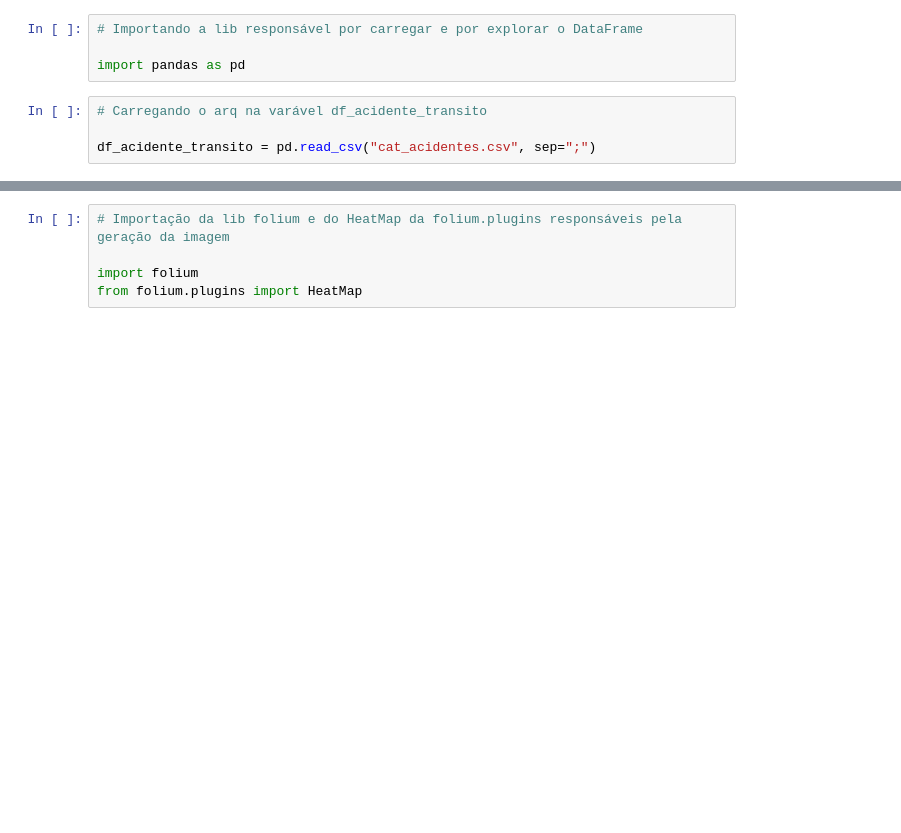
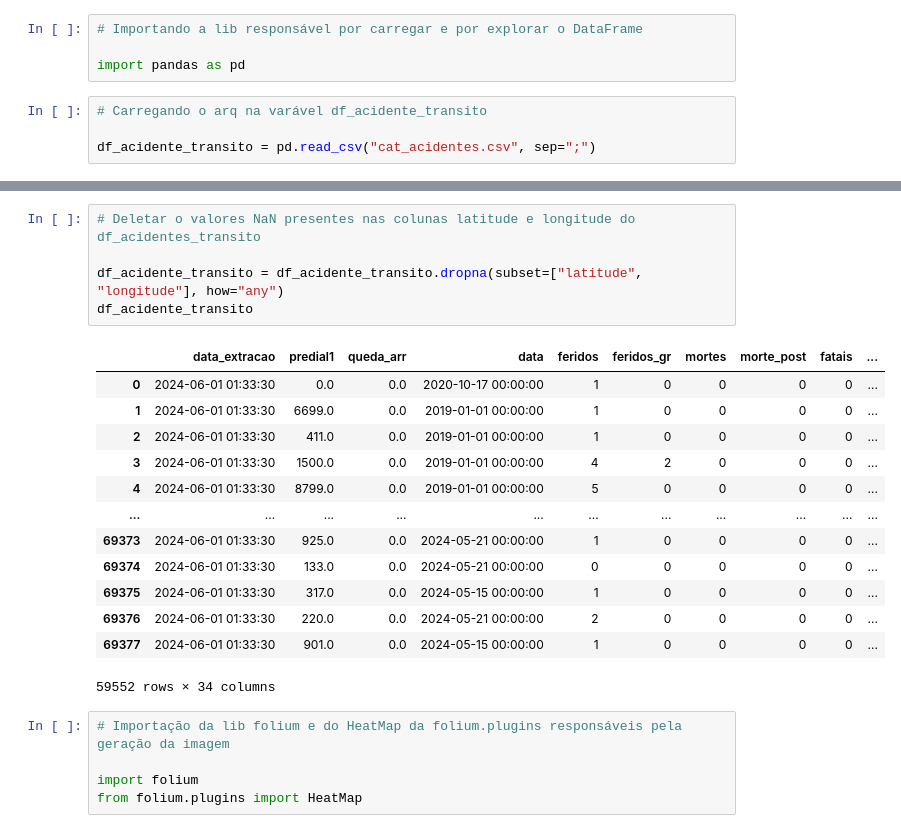
Before and after one commit to rubensrabelo/python_e_ciencia_de_dados, a Jupyter notebook: projeto_acidente_de_carros/projeto_acidentes_de_transito.ipynb, the cells around one changed output, grey strips where cells are left out. Saved outputs shown, nothing was run; the diff lists cells and outputs as text; blank space fills up the shorter version.

```diff
--- a/projeto_acidente_de_carros/projeto_acidentes_de_transito.ipynb
+++ b/projeto_acidente_de_carros/projeto_acidentes_de_transito.ipynb
@@ -49,3 +30,22 @@ Successfully installed branca-0.7.2 folium-0.16.0 xyzservices-2024.6.0
+# %%
+# Deletar o valores NaN presentes nas colunas latitude e longitude do df_acidentes_transito
+
+df_acidente_transito = df_acidente_transito.dropna(subset=["latitude", "longitude"], how="any")
+df_acidente_transito
+# %% [output]
+|  | data_extracao | predial1 | queda_arr | data | feridos | feridos_gr | mortes | morte_post | fatais | ... |
+| 0 | 2024-06-01 01:33:30 | 0.0 | 0.0 | 2020-10-17 00:00:00 | 1 | 0 | 0 | 0 | 0 | ... |
+| 1 | 2024-06-01 01:33:30 | 6699.0 | 0.0 | 2019-01-01 00:00:00 | 1 | 0 | 0 | 0 | 0 | ... |
+| 2 | 2024-06-01 01:33:30 | 411.0 | 0.0 | 2019-01-01 00:00:00 | 1 | 0 | 0 | 0 | 0 | ... |
+| 3 | 2024-06-01 01:33:30 | 1500.0 | 0.0 | 2019-01-01 00:00:00 | 4 | 2 | 0 | 0 | 0 | ... |
+| 4 | 2024-06-01 01:33:30 | 8799.0 | 0.0 | 2019-01-01 00:00:00 | 5 | 0 | 0 | 0 | 0 | ... |
+| ... | ... | ... | ... | ... | ... | ... | ... | ... | ... | ... |
+| 69373 | 2024-06-01 01:33:30 | 925.0 | 0.0 | 2024-05-21 00:00:00 | 1 | 0 | 0 | 0 | 0 | ... |
+| 69374 | 2024-06-01 01:33:30 | 133.0 | 0.0 | 2024-05-21 00:00:00 | 0 | 0 | 0 | 0 | 0 | ... |
+| 69375 | 2024-06-01 01:33:30 | 317.0 | 0.0 | 2024-05-15 00:00:00 | 1 | 0 | 0 | 0 | 0 | ... |
+| 69376 | 2024-06-01 01:33:30 | 220.0 | 0.0 | 2024-05-21 00:00:00 | 2 | 0 | 0 | 0 | 0 | ... |
+| 69377 | 2024-06-01 01:33:30 | 901.0 | 0.0 | 2024-05-15 00:00:00 | 1 | 0 | 0 | 0 | 0 | ... |
+59552 rows × 34 columns
 # %%
 # Importação da lib folium e do HeatMap da folium.plugins responsáveis pela geração da imagem
 
```
Also changed, not shown: parts of 3 cells of this notebook.
